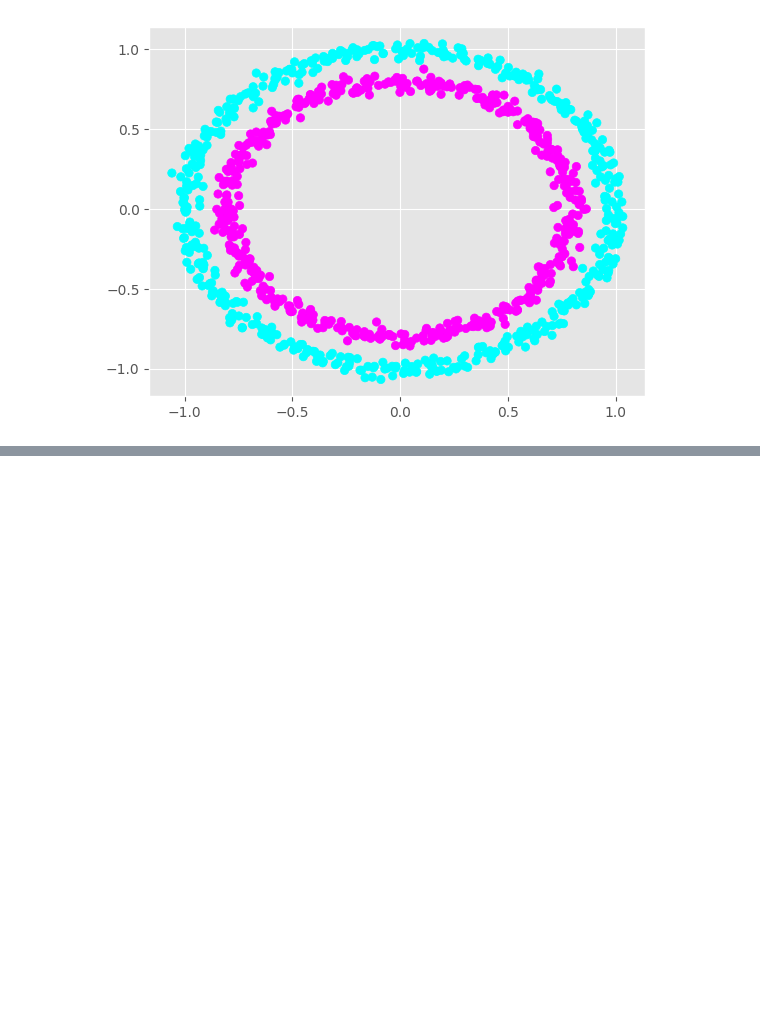
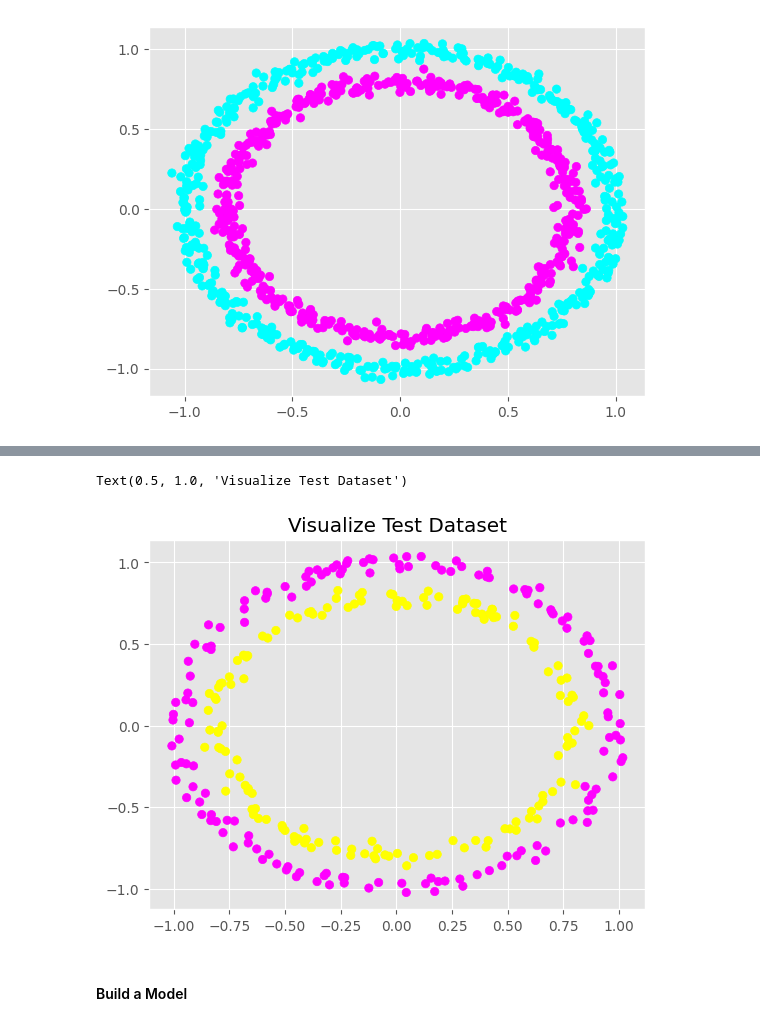
Before and after one commit to DiandraRifqiM/A-Journey-with-TensorFlow, a Jupyter notebook: Course 6/NNClassification.ipynb, the cells around one changed output, grey strips where cells are left out. Cells and saved outputs as stored; diff of their text form; code cells hidden in the pictures; blank space fills up the shorter version.

```diff
--- a/Course 6/NNClassification.ipynb
+++ b/Course 6/NNClassification.ipynb
@@ -61,0 +105,8 @@ plt.scatter(X[:, 0], X[:, 1], c=y, cmap="cool")
+# %%
+plt.scatter(X_test[:, 0], X_test[:, 1], c=y_test, cmap="spring")
+plt.title("Visualize Test Dataset")
+# %% [output]
+Text(0.5, 1.0, 'Visualize Test Dataset')
+[figure, added]
+# %% [markdown]
+#### Build a Model
```
Also changed, not shown: parts of 14 cells of this notebook.
